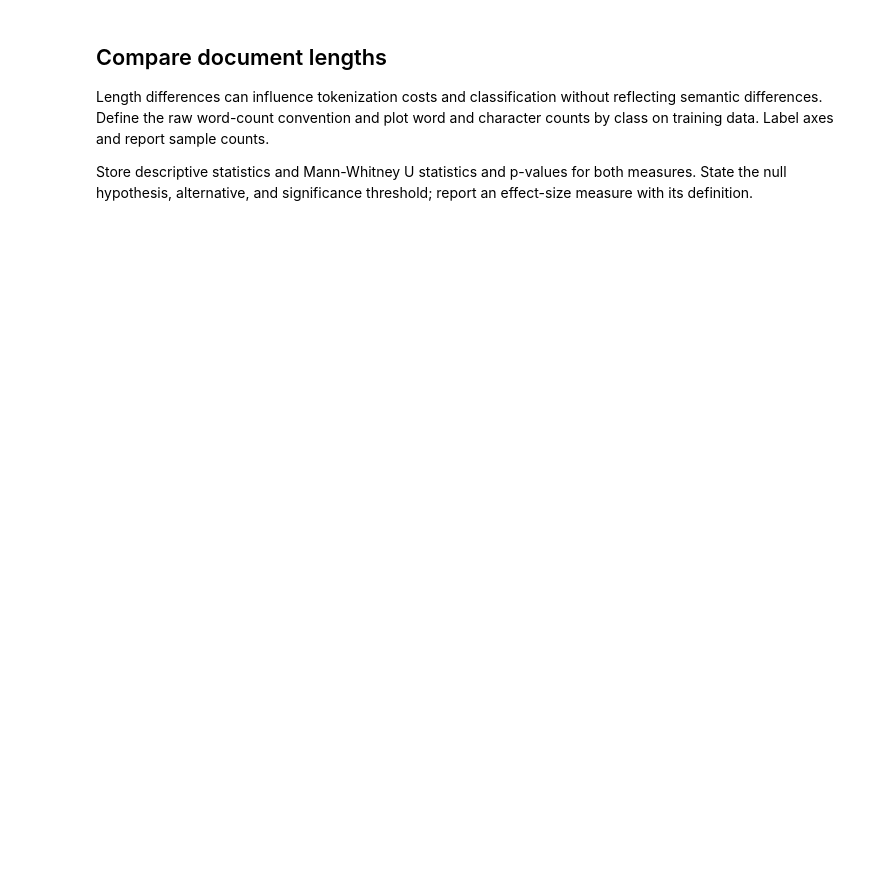
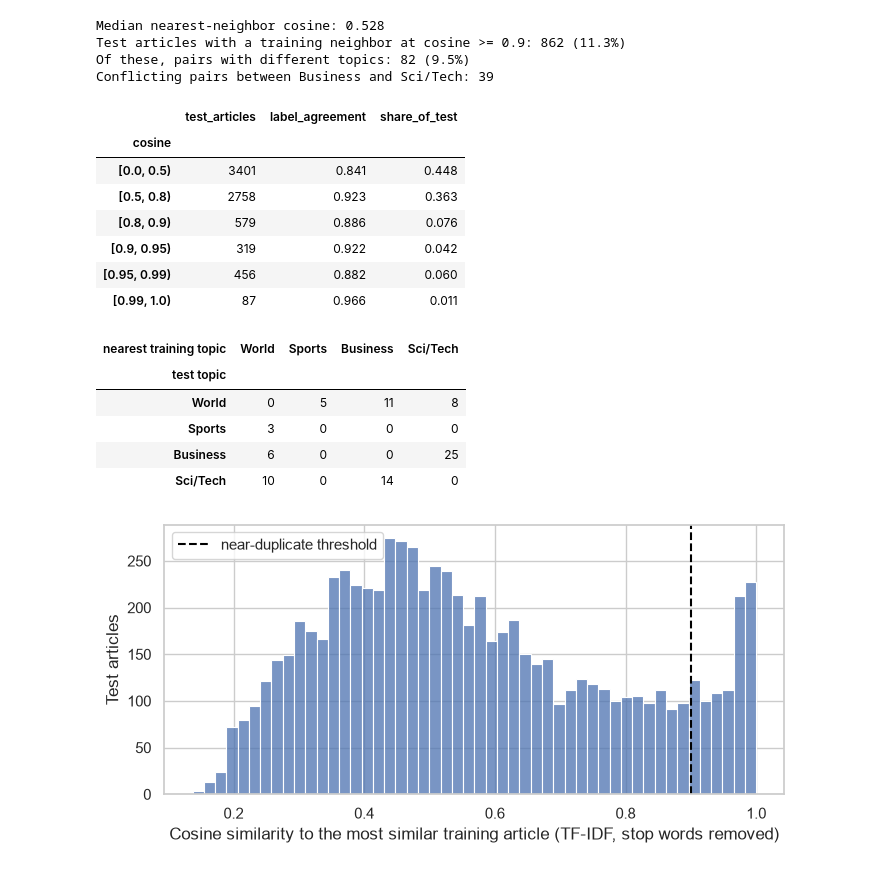
Before and after one commit to NgTHung/preprocessing, a Jupyter notebook: book/03_text_eda.ipynb, the cells around one changed output. Cells and saved outputs as stored; diff of their text form; code cells hidden in the pictures; blank space fills up the shorter version.

```diff
--- a/book/03_text_eda.ipynb
+++ b/book/03_text_eda.ipynb
@@ -53,7 +149,72 @@ Interpretation TODO: confirm dataset constraints and label counts, describe data
-# %% [markdown]
-## Compare document lengths
-
-Length differences can influence tokenization costs and classification without reflecting semantic differences. Define the raw word-count convention and plot word and character counts by class on training data. Label axes and report sample counts.
-
-Store descriptive statistics and Mann-Whitney U statistics and p-values for both measures. State the null hypothesis, alternative, and significance threshold; report an effect-size measure with its definition.
+# %%
+NEAR_DUPLICATE_COSINE = 0.9
+COSINE_BINS = [0.0, 0.5, 0.8, 0.9, 0.95, 0.99, 1.0 + 1e-9]
+
+nearest = nearest_train_similarity(train, test)
+assert (nearest["train_position"] >= 0).all()  # every test article shares a word with training
+nearest["test_topic"] = test["topic"]
+nearest["train_topic"] = pd.Categorical(
+    train["topic"].to_numpy()[nearest["train_position"]], categories=LABEL_ORDER
+)
+nearest["same_topic"] = nearest["test_topic"] == nearest["train_topic"]
+
+similarity_bin = pd.cut(nearest["cosine"], COSINE_BINS, right=False)
+agreement_by_similarity = nearest.groupby(similarity_bin, observed=False).agg(
+    test_articles=("cosine", "size"), label_agreement=("same_topic", "mean")
+)
+agreement_by_similarity["share_of_test"] = agreement_by_similarity["test_articles"] / len(test)
+
+near_duplicates = nearest[nearest["cosine"] >= NEAR_DUPLICATE_COSINE]
+near_duplicate_count = len(near_duplicates)
+near_duplicate_share = near_duplicate_count / len(test)
+near_duplicate_conflicts = int((~near_duplicates["same_topic"]).sum())
+conflict_pairs = pd.crosstab(
+    near_duplicates.loc[~near_duplicates["same_topic"], "test_topic"],
+    near_duplicates.loc[~near_duplicates["same_topic"], "train_topic"],
+    rownames=["test topic"], colnames=["nearest training topic"],
+).reindex(index=LABEL_ORDER, columns=LABEL_ORDER, fill_value=0)
+conflict_share = near_duplicate_conflicts / near_duplicate_count
+business_scitech_conflicts = int(
+    conflict_pairs.loc["Business", "Sci/Tech"] + conflict_pairs.loc["Sci/Tech", "Business"]
+)
+top_bin_agreement = float(agreement_by_similarity["label_agreement"].iloc[-1])
+top_bin_articles = int(agreement_by_similarity["test_articles"].iloc[-1])
+
+print(f"Median nearest-neighbor cosine: {nearest['cosine'].median():.3f}")
+print(
+    f"Test articles with a training neighbor at cosine >= {NEAR_DUPLICATE_COSINE}: "
+    f"{near_duplicate_count:,} ({near_duplicate_share:.1%})"
+)
+print(f"Of these, pairs with different topics: {near_duplicate_conflicts} ({conflict_share:.1%})")
+print(f"Conflicting pairs between Business and Sci/Tech: {business_scitech_conflicts}")
+display(agreement_by_similarity.round(3))
+display(conflict_pairs)
+
+fig, ax = plt.subplots(figsize=(8, 3.5))
+sns.histplot(nearest["cosine"], bins=50, ax=ax)
+ax.axvline(NEAR_DUPLICATE_COSINE, color="black", linestyle="--", label="near-duplicate threshold")
+ax.set_xlabel("Cosine similarity to the most similar training article (TF-IDF, stop words removed)")
+ax.set_ylabel("Test articles")
+ax.legend()
+plt.show()
+# %% [output]
+Median nearest-neighbor cosine: 0.528
+Test articles with a training neighbor at cosine >= 0.9: 862 (11.3%)
+Of these, pairs with different topics: 82 (9.5%)
+Conflicting pairs between Business and Sci/Tech: 39
+|  | test_articles | label_agreement | share_of_test |
+| cosine |  |  |  |
+| [0.0, 0.5) | 3401 | 0.841 | 0.448 |
+| [0.5, 0.8) | 2758 | 0.923 | 0.363 |
+| [0.8, 0.9) | 579 | 0.886 | 0.076 |
+| [0.9, 0.95) | 319 | 0.922 | 0.042 |
+| [0.95, 0.99) | 456 | 0.882 | 0.060 |
+| [0.99, 1.0) | 87 | 0.966 | 0.011 |
+| nearest training topic | World | Sports | Business | Sci/Tech |
+| test topic |  |  |  |  |
+| World | 0 | 5 | 11 | 8 |
+| Sports | 3 | 0 | 0 | 0 |
+| Business | 6 | 0 | 0 | 25 |
+| Sci/Tech | 10 | 0 | 14 | 0 |
+[figure, added]
 # %%
```
Also changed, not shown: parts of 29 cells of this notebook.
